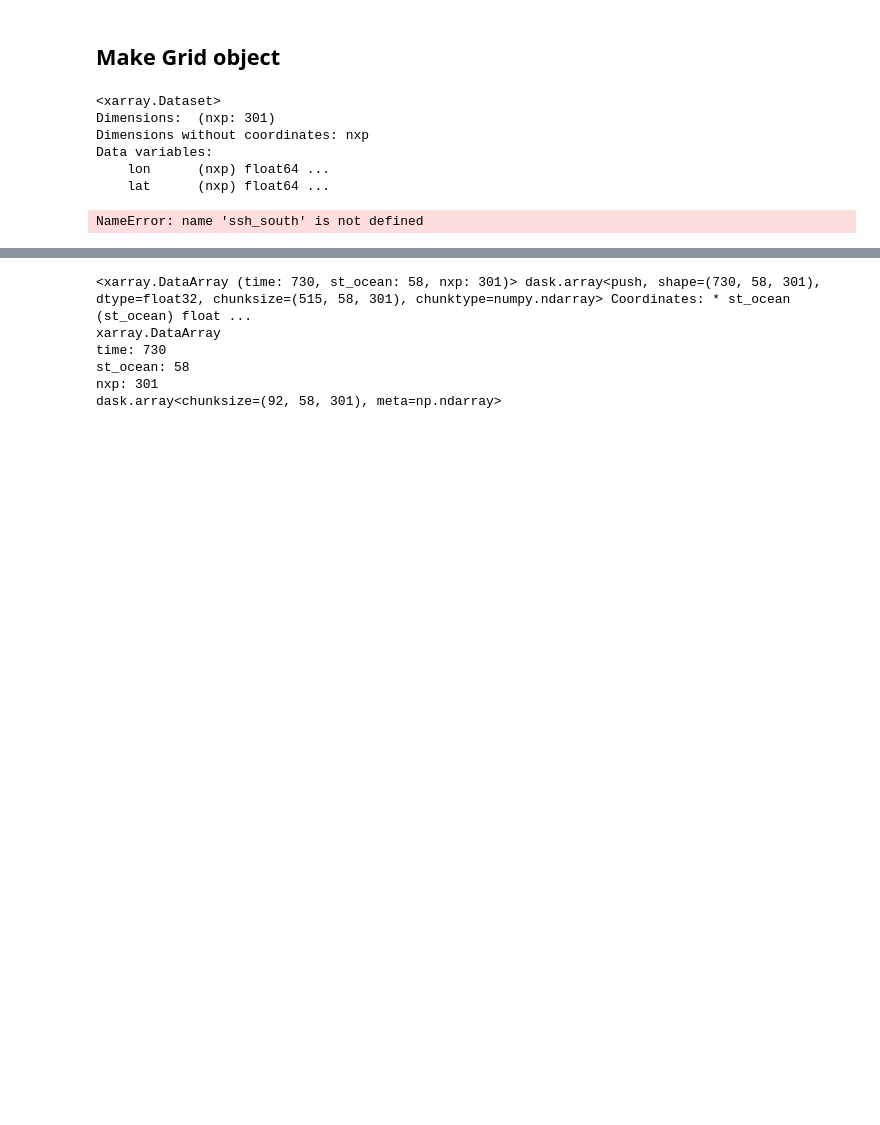
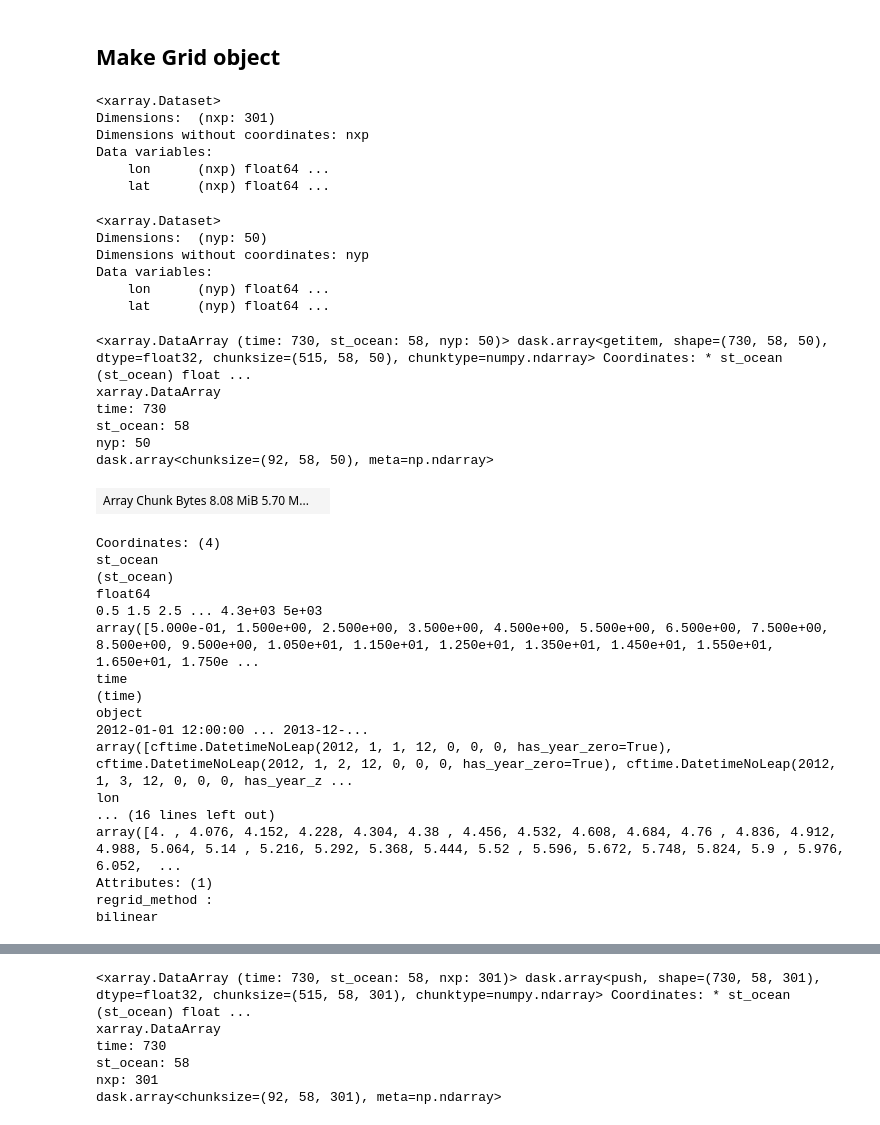
Before and after one commit to nmathewa/MOM6dev, a Jupyter notebook: prepro/obc/obcflather/simpletoadvanced.ipynb, the cells around one changed output, grey strips where cells are left out. Saved outputs shown, nothing was run; the diff lists cells and outputs as text; code cells hidden in the pictures; blank space fills up the shorter version.

Commit message:
time_step_change

```diff
--- a/prepro/obc/obcflather/simpletoadvanced.ipynb
+++ b/prepro/obc/obcflather/simpletoadvanced.ipynb
@@ -88,18 +86,69 @@ Dimensions without coordinates: nxp
 Data variables:
     lon      (nxp) float64 ...
     lat      (nxp) float64 ...
+# %%
+west = xr.Dataset()
+
+
+west['lon'] = xgrid.isel(nxp=0)[:50]
+west['lat'] = ygrid.isel(nxp=0)[:50]
+
+west
+# %% [output]
+<xarray.Dataset>
+Dimensions:  (nyp: 50)
+Dimensions without coordinates: nyp
+Data variables:
+    lon      (nyp) float64 ...
+    lat      (nyp) float64 ...
 # %%
 
 
 regrid_south = xesmf.Regridder(ds_cut.rename({'xu_ocean': 'lon', 'yu_ocean': 'lat'}), south, 'bilinear',
                                locstream_out=True, periodic=False, filename='regrid_south.nc')
+
+
+
+regrid_west = xesmf.Regridder(ds_cut.rename({'xu_ocean': 'lon', 'yu_ocean': 'lat'}), west, 'bilinear',
+                               locstream_out=True, periodic=False, filename='regrid_west.nc')
-# %%
-ssh_south
-# %% [output]
-NameError: name 'ssh_south' is not defined
 # %%
 v_south = regrid_south(ds_cut['v'])
 u_south = regrid_south(ds_cut['u'])
 temp_south = regrid_south(ds_cut['temp'])
 ssh_south = regrid_south(ds_cut['eta_t'])
 salt_south = regrid_south(ds_cut['salt'])
+
+
+v_west = regrid_west(ds_cut['v'])
+u_west = regrid_west(ds_cut['u'])
+temp_west = regrid_west(ds_cut['temp'])
+ssh_west = regrid_west(ds_cut['eta_t'])
+salt_west = regrid_west(ds_cut['salt'])
+
+
+v_west
+# %% [output]
+<xarray.DataArray (time: 730, st_ocean: 58, nyp: 50)> dask.array<getitem, shape=(730, 58, 50), dtype=float32, chunksize=(515, 58, 50), chunktype=numpy.ndarray> Coordinates: * st_ocean (st_ocean) float ...
+xarray.DataArray
+time: 730
+st_ocean: 58
+nyp: 50
+dask.array<chunksize=(92, 58, 50), meta=np.ndarray>
+| Array Chunk Bytes 8.08 MiB 5.70 M... |  |
+Coordinates: (4)
+st_ocean
+(st_ocean)
+float64
+0.5 1.5 2.5 ... 4.3e+03 5e+03
+array([5.000e-01, 1.500e+00, 2.500e+00, 3.500e+00, 4.500e+00, 5.500e+00, 6.500e+00, 7.500e+00, 8.500e+00, 9.500e+00, 1.050e+01, 1.150e+01, 1.250e+01, 1.350e+01, 1.450e+01, 1.550e+01, 1.650e+01, 1.750e ...
+time
+(time)
+object
+2012-01-01 12:00:00 ... 2013-12-...
+array([cftime.DatetimeNoLeap(2012, 1, 1, 12, 0, 0, 0, has_year_zero=True), cftime.DatetimeNoLeap(2012, 1, 2, 12, 0, 0, 0, has_year_zero=True), cftime.DatetimeNoLeap(2012, 1, 3, 12, 0, 0, 0, has_year_z ...
+lon
+... (16 lines left out)
+array([4. , 4.076, 4.152, 4.228, 4.304, 4.38 , 4.456, 4.532, 4.608, 4.684, 4.76 , 4.836, 4.912, 4.988, 5.064, 5.14 , 5.216, 5.292, 5.368, 5.444, 5.52 , 5.596, 5.672, 5.748, 5.824, 5.9 , 5.976, 6.052,  ...
+Attributes: (1)
+regrid_method :
+bilinear
```
Also changed, not shown: parts of 9 cells of this notebook, 2 other files.
